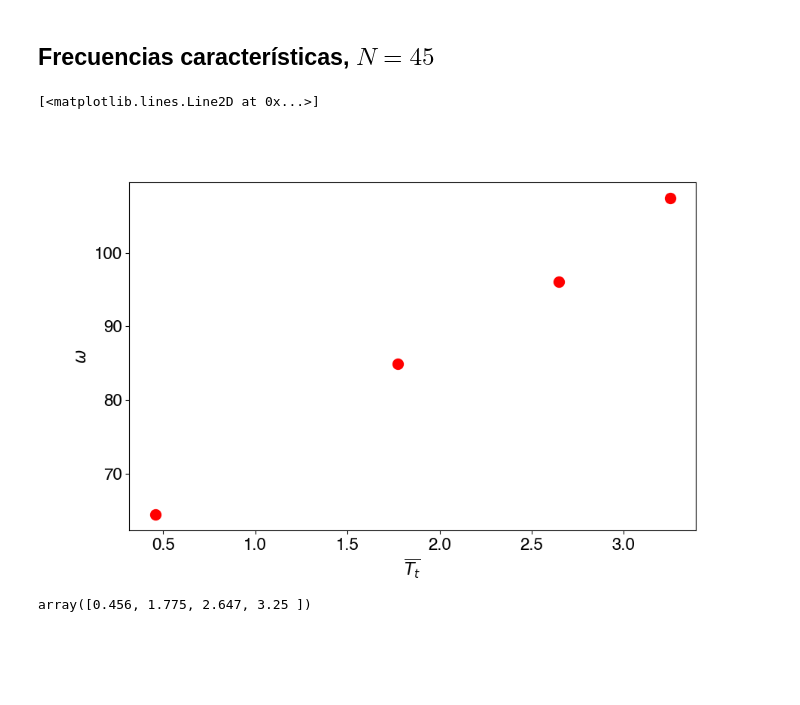
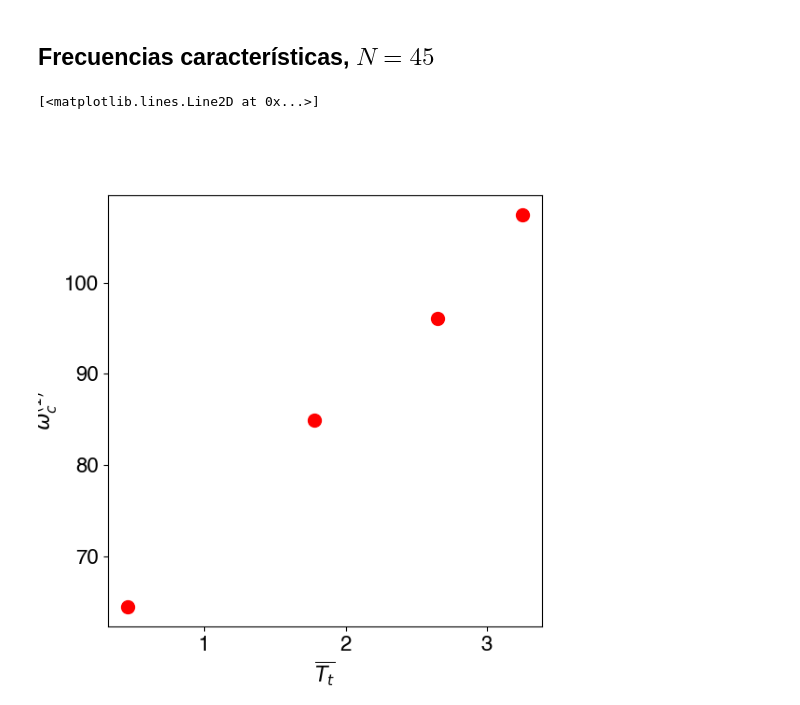
Before and after one commit to fvegar/blades, a Jupyter notebook: correlations_matrix.ipynb, the cells around one changed output. Saved outputs shown, nothing was run; the diff lists cells and outputs as text; code cells hidden in the pictures; blank space fills up the shorter version.

```diff
--- a/correlations_matrix.ipynb
+++ b/correlations_matrix.ipynb
@@ -307,11 +315,11 @@ plt.close(7)
 # %%
 frecs45 = np.array( [ [0.456, 10.26], [1.775, 13.51], [2.647, 15.29], [3.25, 17.10] ] )
 # %%
-plt.figure(8, figsize =(6*ct.golden_ratio, 6))
+plt.figure(9, figsize =(6, 6))
 plt.xlabel( r'$\overline{T_t}$' )
-plt.ylabel( r'$\omega$' )
+plt.ylabel( r'$\omega_c^{(1)}$' )
 plt.plot(frecs45.T[0], frecs45.T[1] * 2*np.pi, '.', c='r', ms=20 )
 # %% [output]
 [<matplotlib.lines.Line2D at 0x...>]
-[figure, old version]
+[figure, new version]
 # %%
@@ -319,4 +326,0 @@ plt.close(8)
-# %%
-frecs45.T[0]
-# %% [output]
-array([0.456, 1.775, 2.647, 3.25 ])
```
Also changed, not shown: parts of 7 cells of this notebook.
